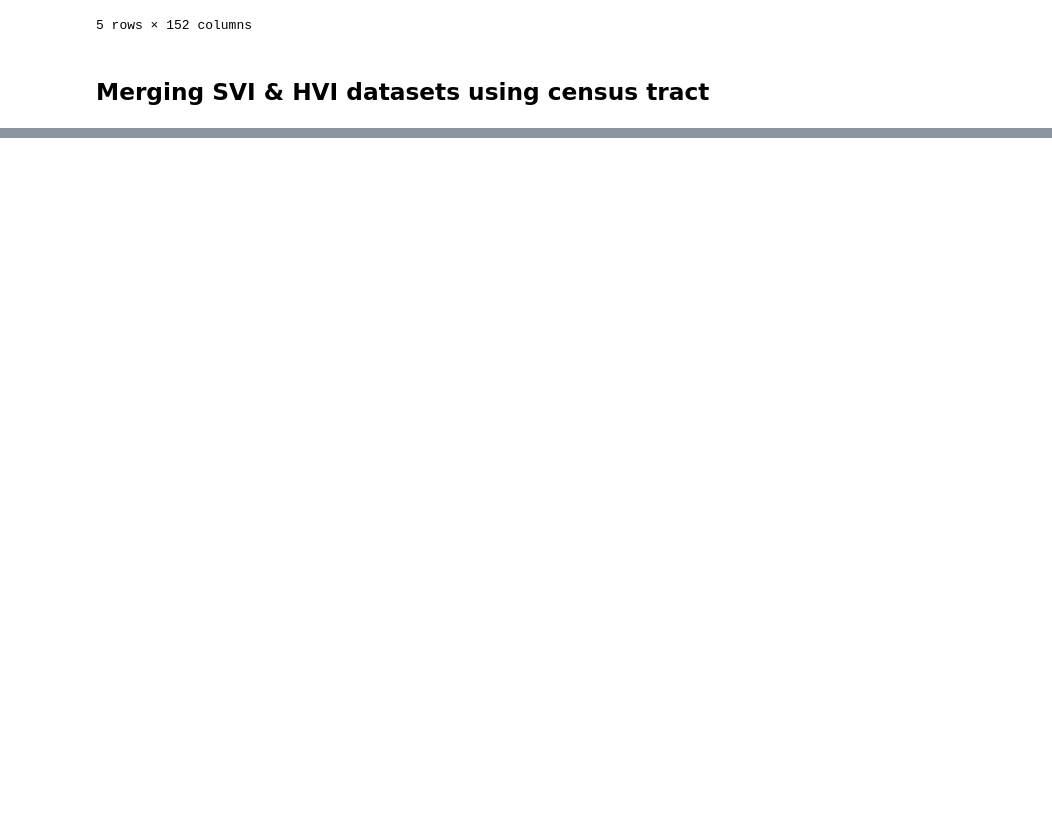
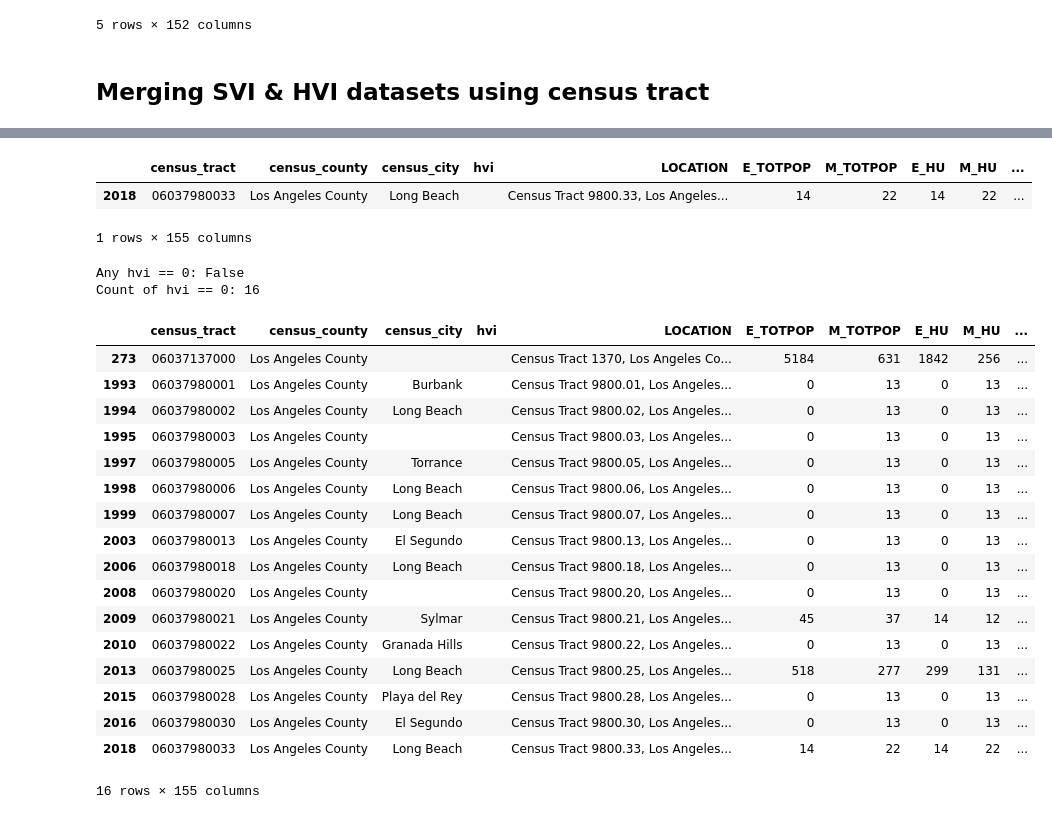
Before and after one commit to danielqhtruong/MATH497_Research_TDA, a Jupyter notebook: EDA/HVI_LACounty.ipynb, the cells around one changed output, grey strips where cells are left out. Cells and saved outputs as stored; diff of their text form; code cells hidden in the pictures; blank space fills up the shorter version.

```diff
--- a/EDA/HVI_LACounty.ipynb
+++ b/EDA/HVI_LACounty.ipynb
@@ -87 +89,34 @@ hvi_svi.head()
 5 rows × 155 columns
+# %%
+hvi_svi[2018:2029]
+# %% [output]
+|  | census_tract | census_county | census_city | hvi | LOCATION | E_TOTPOP | M_TOTPOP | E_HU | M_HU | ... |
+| 2018 | 06037980033 | Los Angeles County | Long Beach |  | Census Tract 9800.33, Los Angeles... | 14 | 22 | 14 | 22 | ... |
+1 rows × 155 columns
+# %%
+has_zero_hvi = (hvi_svi['hvi'] == 0).any()
+zero_hvi_rows = hvi_svi[hvi_svi['hvi'] == '']
+print('Any hvi == 0:', has_zero_hvi)
+print('Count of hvi == 0:', len(zero_hvi_rows))
+zero_hvi_rows
+# %% [output]
+Any hvi == 0: False
+Count of hvi == 0: 16
+|  | census_tract | census_county | census_city | hvi | LOCATION | E_TOTPOP | M_TOTPOP | E_HU | M_HU | ... |
+| 273 | 06037137000 | Los Angeles County |  |  | Census Tract 1370, Los Angeles Co... | 5184 | 631 | 1842 | 256 | ... |
+| 1993 | 06037980001 | Los Angeles County | Burbank |  | Census Tract 9800.01, Los Angeles... | 0 | 13 | 0 | 13 | ... |
+| 1994 | 06037980002 | Los Angeles County | Long Beach |  | Census Tract 9800.02, Los Angeles... | 0 | 13 | 0 | 13 | ... |
+| 1995 | 06037980003 | Los Angeles County |  |  | Census Tract 9800.03, Los Angeles... | 0 | 13 | 0 | 13 | ... |
+| 1997 | 06037980005 | Los Angeles County | Torrance |  | Census Tract 9800.05, Los Angeles... | 0 | 13 | 0 | 13 | ... |
+| 1998 | 06037980006 | Los Angeles County | Long Beach |  | Census Tract 9800.06, Los Angeles... | 0 | 13 | 0 | 13 | ... |
+| 1999 | 06037980007 | Los Angeles County | Long Beach |  | Census Tract 9800.07, Los Angeles... | 0 | 13 | 0 | 13 | ... |
+| 2003 | 06037980013 | Los Angeles County | El Segundo |  | Census Tract 9800.13, Los Angeles... | 0 | 13 | 0 | 13 | ... |
+| 2006 | 06037980018 | Los Angeles County | Long Beach |  | Census Tract 9800.18, Los Angeles... | 0 | 13 | 0 | 13 | ... |
+| 2008 | 06037980020 | Los Angeles County |  |  | Census Tract 9800.20, Los Angeles... | 0 | 13 | 0 | 13 | ... |
+| 2009 | 06037980021 | Los Angeles County | Sylmar |  | Census Tract 9800.21, Los Angeles... | 45 | 37 | 14 | 12 | ... |
+| 2010 | 06037980022 | Los Angeles County | Granada Hills |  | Census Tract 9800.22, Los Angeles... | 0 | 13 | 0 | 13 | ... |
+| 2013 | 06037980025 | Los Angeles County | Long Beach |  | Census Tract 9800.25, Los Angeles... | 518 | 277 | 299 | 131 | ... |
+| 2015 | 06037980028 | Los Angeles County | Playa del Rey |  | Census Tract 9800.28, Los Angeles... | 0 | 13 | 0 | 13 | ... |
+| 2016 | 06037980030 | Los Angeles County | El Segundo |  | Census Tract 9800.30, Los Angeles... | 0 | 13 | 0 | 13 | ... |
+| 2018 | 06037980033 | Los Angeles County | Long Beach |  | Census Tract 9800.33, Los Angeles... | 14 | 22 | 14 | 22 | ... |
+16 rows × 155 columns
```
Also changed, not shown: parts of 4 cells of this notebook, 8 other files.
